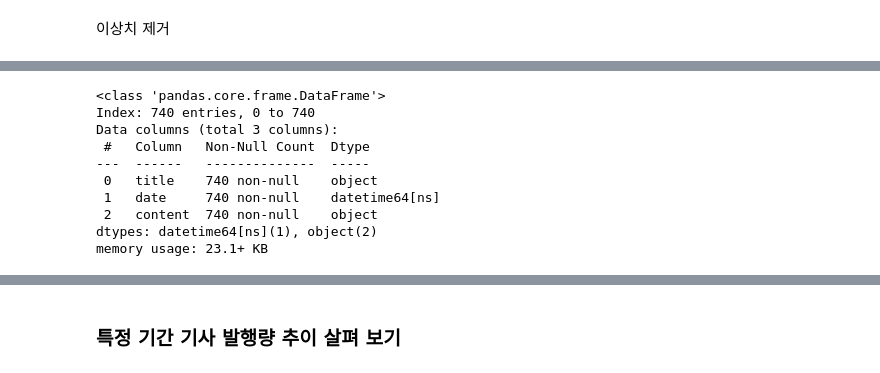
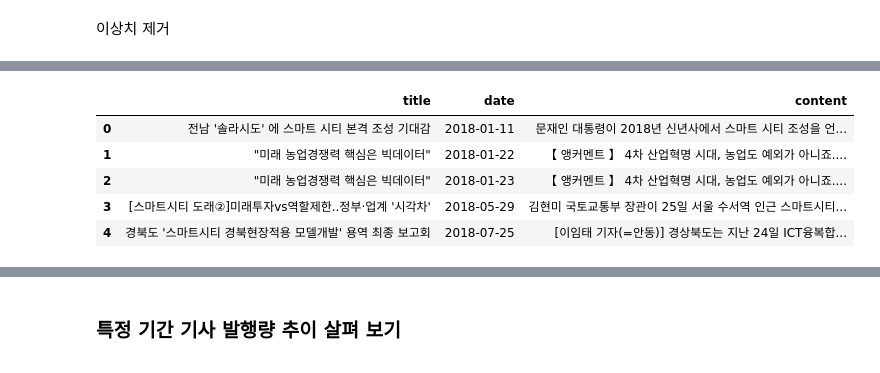
Before and after one commit to sesac-2023/cha_workspace, a Jupyter notebook: individual_tests/PJT_final_2023/visualization/num_of_the_articles_by_period.ipynb, the cells around one changed output, grey strips where cells are left out. Saved outputs shown, nothing was run; the diff lists cells and outputs as text; code cells hidden in the pictures.

```diff
--- a/individual_tests/PJT_final_2023/visualization/num_of_the_articles_by_period.ipynb
+++ b/individual_tests/PJT_final_2023/visualization/num_of_the_articles_by_period.ipynb
@@ -36,13 +47,9 @@ data['date'] = data['date'].map(lambda x: pd.to_datetime(x))
 # %%
-data.info()
+data.head()
 # %% [output]
-<class 'pandas.core.frame.DataFrame'>
-Index: 740 entries, 0 to 740
-Data columns (total 3 columns):
- #   Column   Non-Null Count  Dtype
----  ------   --------------  -----
- 0   title    740 non-null    object
- 1   date     740 non-null    datetime64[ns]
- 2   content  740 non-null    object
-dtypes: datetime64[ns](1), object(2)
-memory usage: 23.1+ KB
+|  | title | date | content |
+| 0 | 전남 '솔라시도' 에 스마트 시티 본격 조성 기대감 | 2018-01-11 | 문재인 대통령이 2018년 신년사에서 스마트 시티 조성을 언... |
+| 1 | "미래 농업경쟁력 핵심은 빅데이터" | 2018-01-22 | 【 앵커멘트 】 4차 산업혁명 시대, 농업도 예외가 아니죠.... |
+| 2 | "미래 농업경쟁력 핵심은 빅데이터" | 2018-01-23 | 【 앵커멘트 】 4차 산업혁명 시대, 농업도 예외가 아니죠.... |
+| 3 | [스마트시티 도래②]미래투자vs역할제한..정부·업계 '시각차' | 2018-05-29 | 김현미 국토교통부 장관이 25일 서울 수서역 인근 스마트시티... |
+| 4 | 경북도 '스마트시티 경북현장적용 모델개발' 용역 최종 보고회 | 2018-07-25 | [이임태 기자(=안동)] 경상북도는 지난 24일 ICT융복합... |
```
Also changed, not shown: parts of 23 cells of this notebook.
